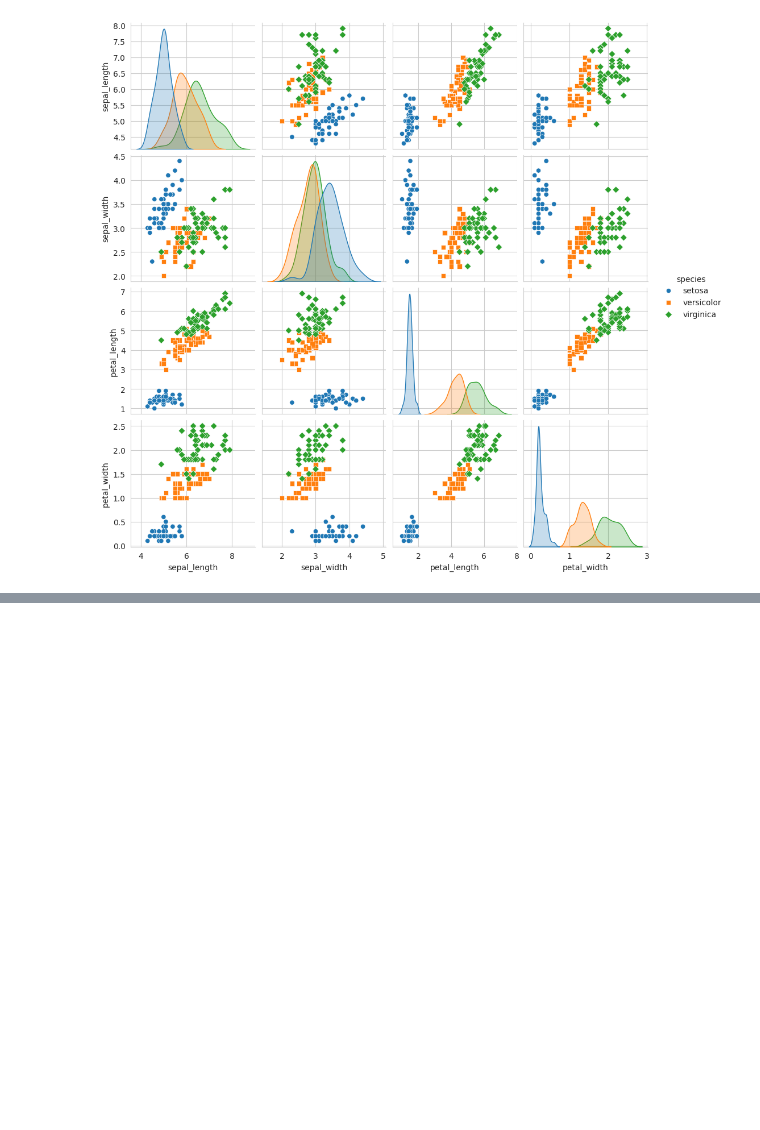
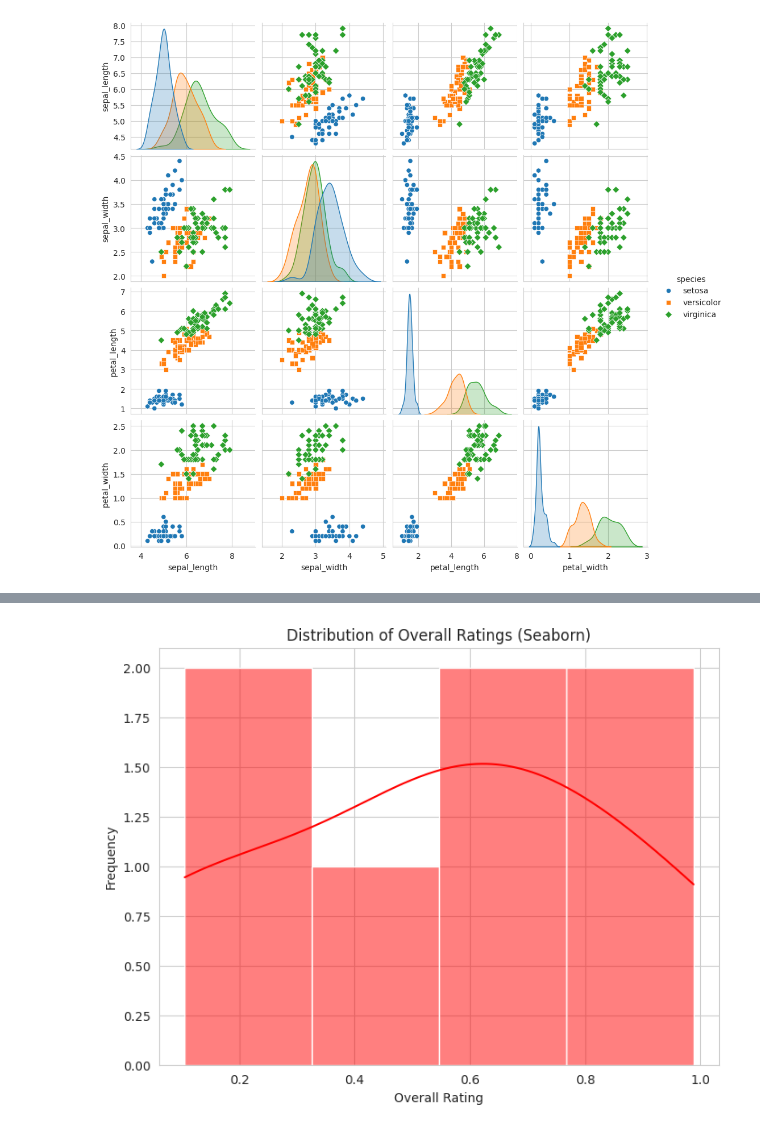
Before and after one commit to rubituladhar21/Machine-Learning, a Jupyter notebook: Visualization.ipynb, the cells around one changed output, grey strips where cells are left out. Drawn from its saved outputs; the diff is of its cells as text; code cells hidden in the pictures; blank space fills up the shorter version.

```diff
--- a/Visualization.ipynb
+++ b/Visualization.ipynb
@@ -82,0 +123,10 @@ plt.show()
+# %%
+#hist plot
+plt.figure(figsize=(8, 6))
+sns.histplot(df['Overall Rating'], kde=True,color='red')
+plt.title('Distribution of Overall Ratings (Seaborn)')
+plt.xlabel('Overall Rating')
+plt.ylabel('Frequency')
+plt.show()
+# %% [output]
+[figure, added]
```
Also changed, not shown: parts of 8 cells of this notebook.
